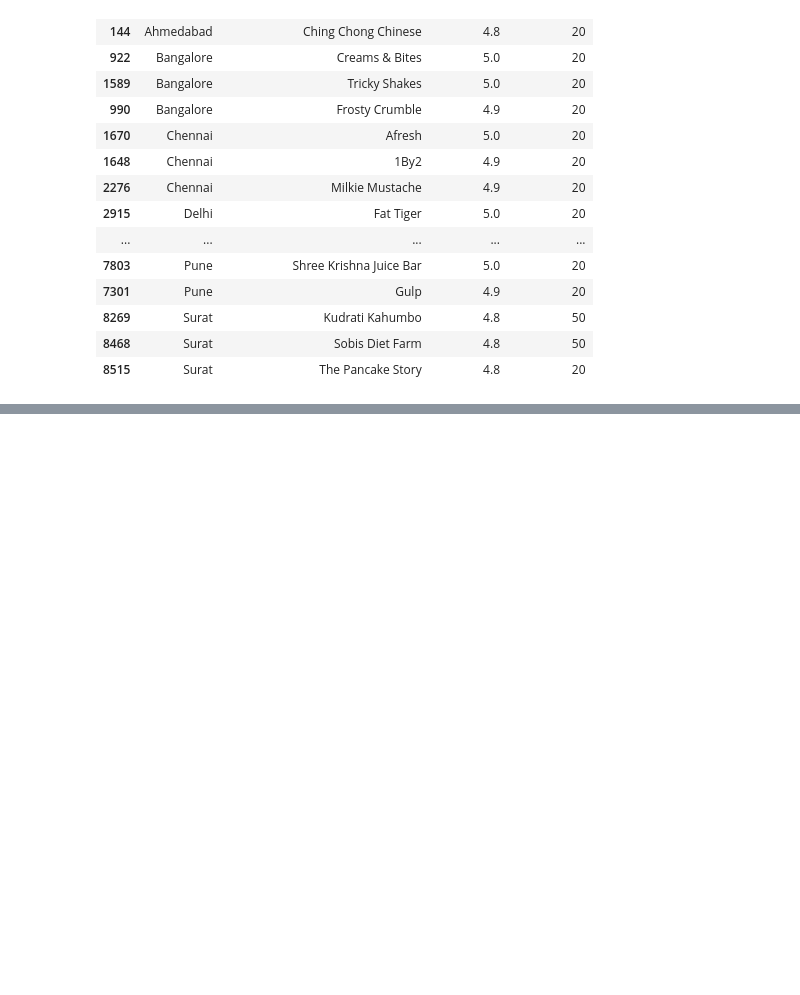
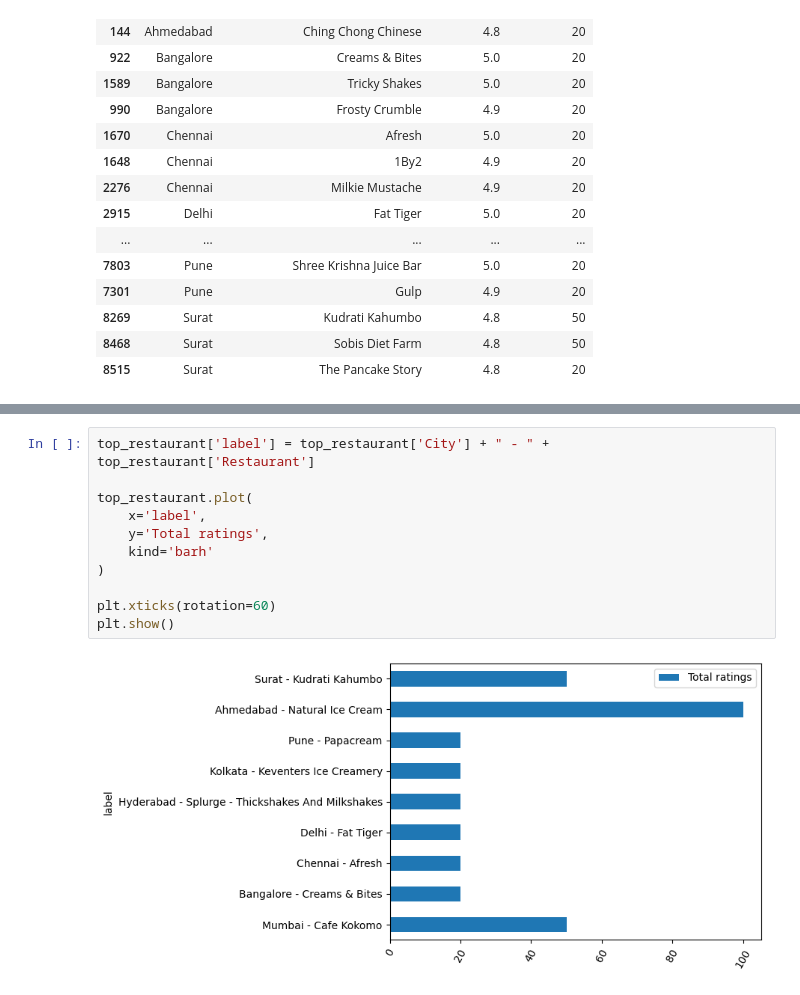
Before and after one commit to kirankumare25/Swiggy-Performance-analysis, a Jupyter notebook: analysis.ipynb, the cells around one changed output, grey strips where cells are left out. Cells and saved outputs as stored; diff of their text form; blank space fills up the shorter version.

```diff
--- a/analysis.ipynb
+++ b/analysis.ipynb
@@ -158,0 +180,13 @@ top_3_restaurant_by_city
+# %%
+top_restaurant['label'] = top_restaurant['City'] + " - " + top_restaurant['Restaurant']
+
+top_restaurant.plot(
+    x='label',
+    y='Total ratings',
+    kind='barh'
+)
+
+plt.xticks(rotation=60)
+plt.show()
+# %% [output]
+[figure, added]
```
Also changed, not shown: parts of 9 cells of this notebook.
